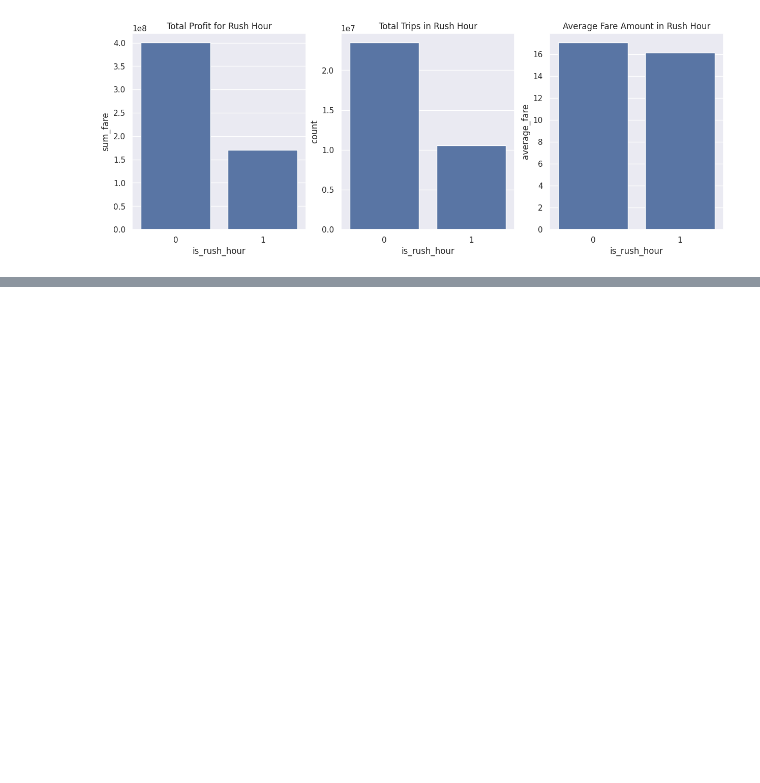
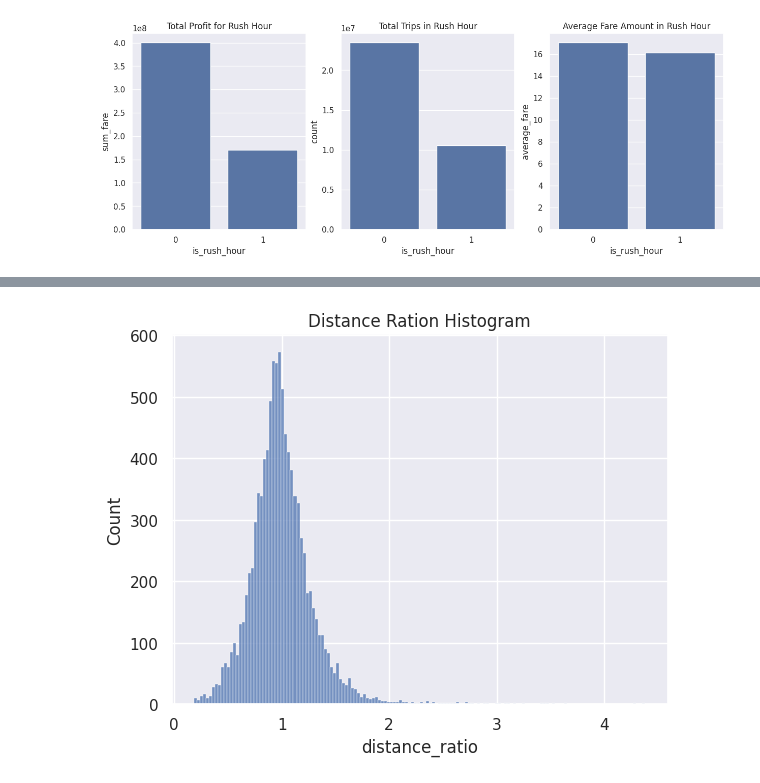
Before and after one commit to alavi-sam/NYC-Taxi, a Jupyter notebook: scripts/EDA.ipynb, the cells around one changed output, grey strips where cells are left out. Cells and saved outputs as stored; diff of their text form; code cells hidden in the pictures; blank space fills up the shorter version.

```diff
--- a/scripts/EDA.ipynb
+++ b/scripts/EDA.ipynb
@@ -600,0 +654,6 @@ SyntaxError: invalid syntax (2136235579.py, line 3)
+# %%
+sns.histplot(data=num_features.sample(10000), x='distance_ratio')
+plt.title('Distance Ration Histogram')
+plt.show()
+# %% [output]
+[figure, added]
```
Also changed, not shown: parts of 14 cells of this notebook.
